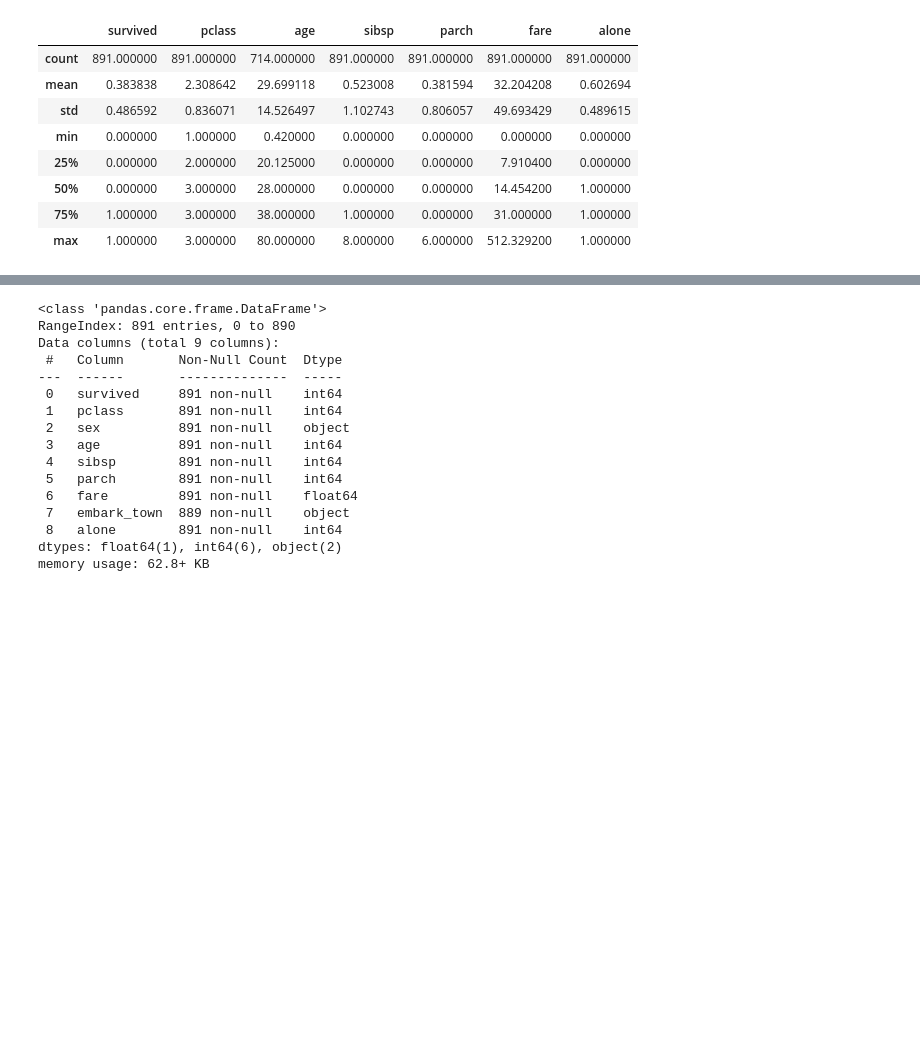
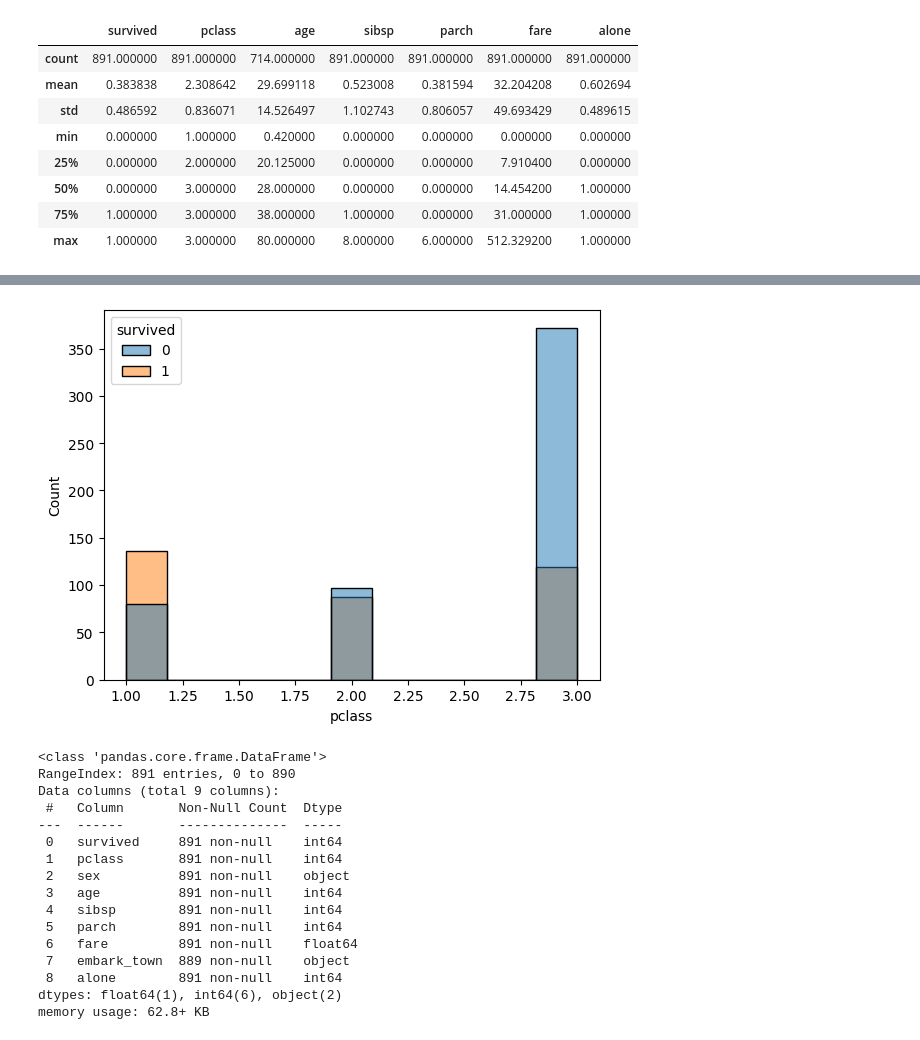
Before and after one commit to eelysee/classification_exercises, a Jupyter notebook: classification_exercises.ipynb, the cells around one changed output, grey strips where cells are left out. Cells and saved outputs as stored; diff of their text form; code cells hidden in the pictures; blank space fills up the shorter version.

```diff
--- a/classification_exercises.ipynb
+++ b/classification_exercises.ipynb
@@ -780,6 +790,11 @@ dtype: int64
 # %%
 # Changed 177 null values in age to 28
 titanic.age.fillna(value=28, inplace=True)
+# %%
+sns.histplot(data = titanic, x = 'pclass', hue = 'survived')
+plt.show()
+# %% [output]
+[figure, added]
 # %%
 # Cast the age as an int
 titanic.age = titanic.age.astype(int)
```
Also changed, not shown: parts of 14 cells of this notebook, 4 other files.
